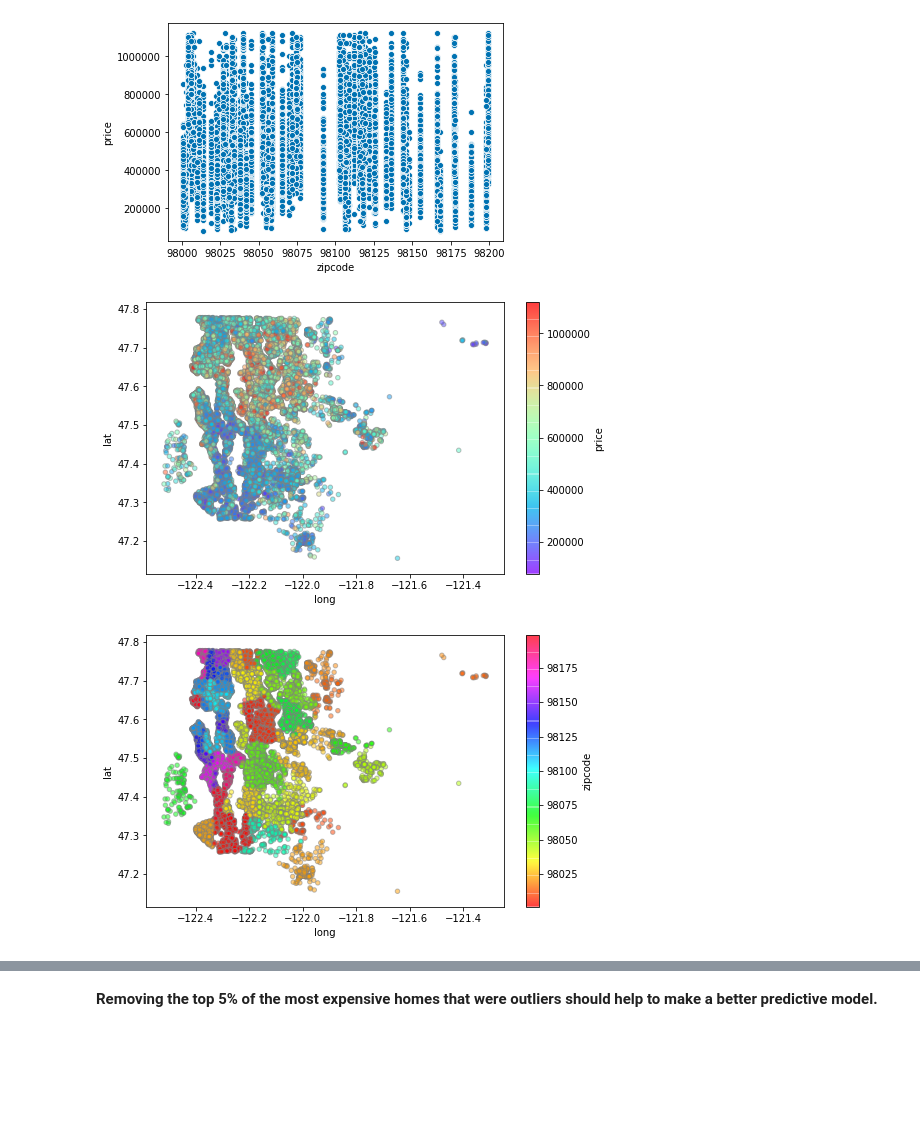
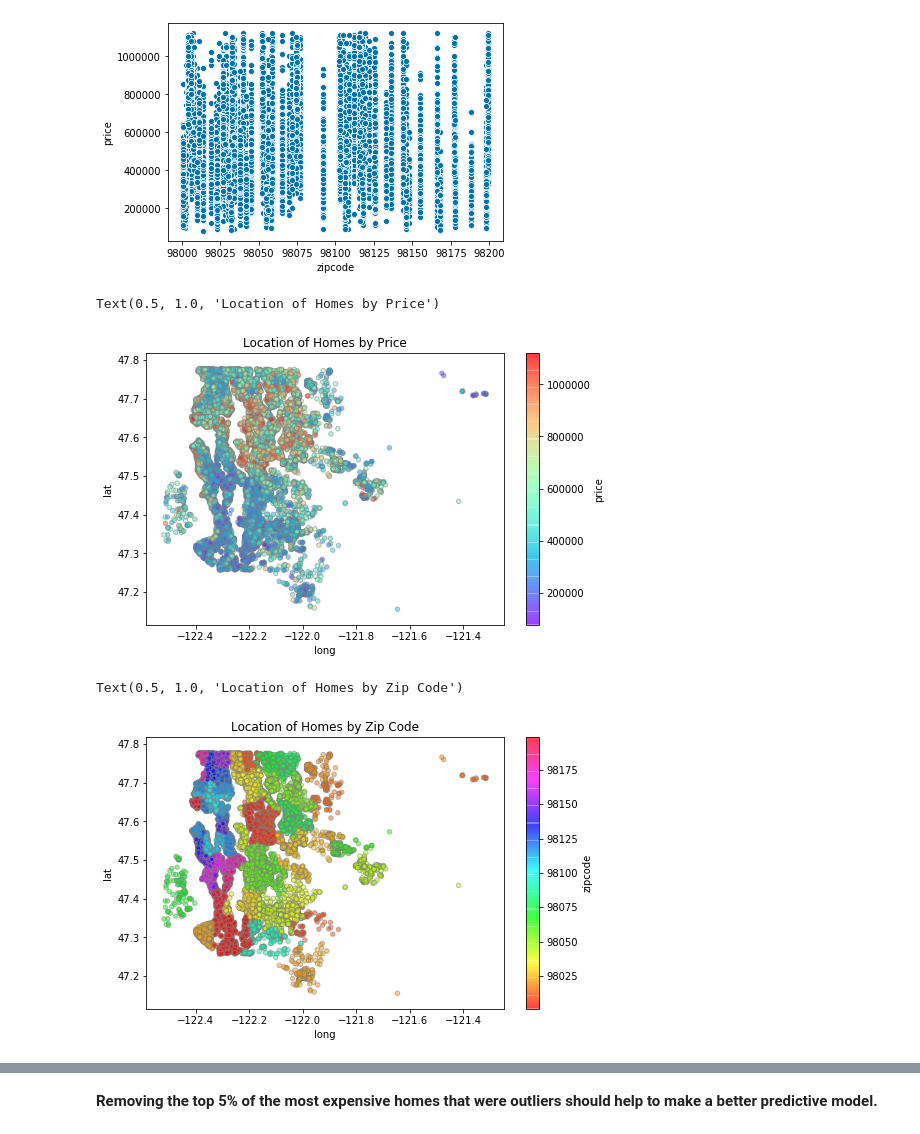
Before and after one commit to shirlwilliams/dsc-mod-2-project-v2-1-online-ds-ft-120919, a Jupyter notebook: 4Model.ipynb, the cells around one changed output, grey strips where cells are left out. Drawn from its saved outputs; the diff is of its cells as text; code cells hidden in the pictures; blank space fills up the shorter version.

```diff
--- a/4Model.ipynb
+++ b/4Model.ipynb
@@ -17,6 +17,6 @@ plt.style.use('seaborn-colorblind')
 # %%
 # Read in cleaned Kings County file
 df = pd.read_csv("cleaned_kings.csv")
-df = df.drop(columns=['Unnamed: 0', 'Unnamed: 0.1'])
+df = df.drop(columns=['Unnamed: 0', 'Unnamed: 0.1', 'Unnamed: 0.1.1'])
 df
 # %% [output]
@@ -89,12 +89,16 @@ sns.scatterplot(x="zipcode", y="price", data=df_price)
 # %%
 # Color coded plot of homes by price and location
 df_price.plot(kind='scatter', x='long', y='lat', alpha=0.5, figsize=(8,5),
         c='price', cmap='rainbow', colorbar=True, sharex=False, edgecolors='gray');
+plt.title('Location of Homes by Price')
 # %% [output]
+Text(0.5, 1.0, 'Location of Homes by Price')
-[figure, old version]
+[figure, new version]
 # %%
-# Color coded plot of homes by price and location
+# Color coded plot of homes by zipcode and location
 df_price.plot(kind='scatter', x='long', y='lat', alpha=0.5, figsize=(8,5),
         c='zipcode', cmap='hsv', colorbar=True, sharex=False, edgecolors='gray');
+plt.title('Location of Homes by Zip Code')
 # %% [output]
+Text(0.5, 1.0, 'Location of Homes by Zip Code')
-[figure, old version]
+[figure, new version]
```
Also changed, not shown: parts of 3 cells of this notebook, 3 other files.
